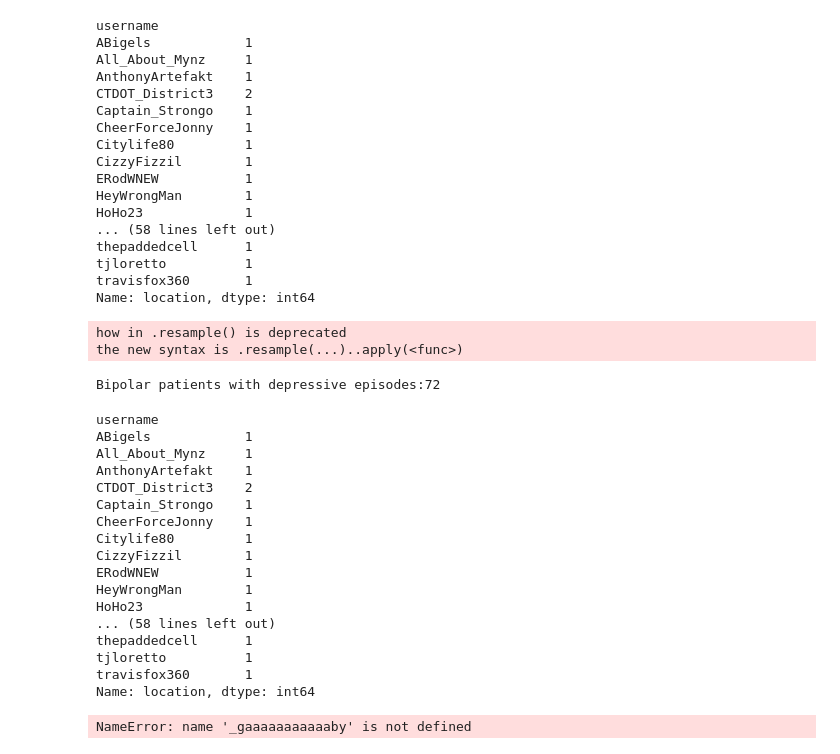
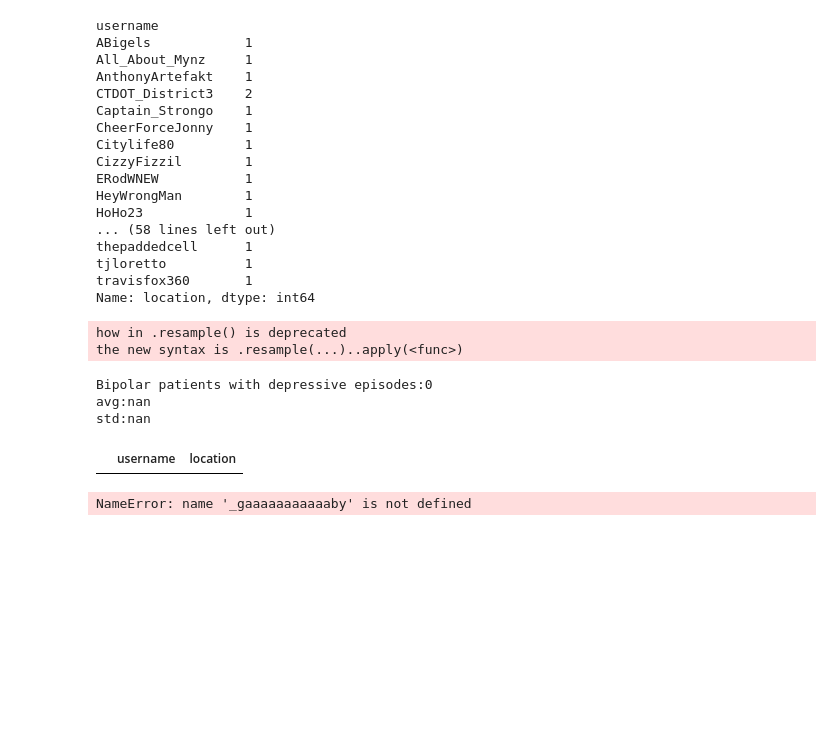
Before and after one commit to nweat/mental-health-research, a Jupyter notebook: patient_tweet_analysis/jupyter_stats/normal_user_feature_labelling.ipynb, the cells around one changed output. Saved outputs shown, nothing was run; the diff lists cells and outputs as text; code cells hidden in the pictures; blank space fills up the shorter version.

```diff
--- a/patient_tweet_analysis/jupyter_stats/normal_user_feature_labelling.ipynb
+++ b/patient_tweet_analysis/jupyter_stats/normal_user_feature_labelling.ipynb
@@ -946,7 +946,7 @@ fig9, axs9 = plt.subplots(1,2,figsize=(15, 5))
 bipolar_emotions = keywordLabelled[['username','activation-pleasant','activation-unpleasant',
                  'deactivation-unpleasant','deactivation-pleasant']]
 
-features_to_explore = keywordLabelled[['username','location','tweetCreated','activation-pleasant','activation-unpleasant',
+features_to_explore = keywordLabelled[['username','location','tweetLat','tweetLong','tweetCreated','activation-pleasant','activation-unpleasant',
                  'deactivation-unpleasant','deactivation-pleasant','positive','negative','neutral','suicide-words',
                                       'depressive-symptoms', 'alcohol-abuse-words', 'hyper-active-symptoms',
                                       'religious-inspirations','medication-mentions','awareness-hashtags']]
@@ -1508,59 +1508,64 @@ tjloretto          1
 travisfox360       1
 Name: location, dtype: int64
 # %%
-#SPATIAL ANALYSIS of DEPRESSIVE MOOD WITH RESPECT TO TIME
+#SPATIAL ANALYSIS of DEPRESSIVE MOOD USIND SENTIMENT AND EMOTION WITH RESPECT TO TIME
 #group by location and time
 # set threshold
 #for every user's locations, group time periods and check for threshold
+
 
 feature = 'negative'
 threshold = 10
 action = 'sum'
 
-explore_episodes = features_to_explore[['username','tweetCreated','location','negative','positive','suicide-words',
-                                      'depressive-symptoms','medication-mentions','awareness-hashtags']]
+#feature = 'deactivation-unpleasant'
+#threshold = .3
+#action = 'mean'
+
+explore_episodes = features_to_explore[['username','tweetCreated','location','tweetLat','tweetLong','negative','positive','suicide-words',
+                                      'depressive-symptoms','medication-mentions','awareness-hashtags','deactivation-unpleasant']]
 
 explore_episodes = explore_episodes.set_index('tweetCreated')# reset_index
 explore_episodes.index = pd.to_datetime(explore_episodes.index)
-explore_episodes = explore_episodes.groupby(['username','location']).apply(
-    lambda explore_episodes: explore_episodes.resample('2W', how={feature:action}))
+explore_episodes = explore_episodes.groupby(['username','tweetLat','tweetLong','location']).apply(
+    lambda explore_episodes: explore_episodes.resample('2W', how={feature:action,'suicide-words':'sum'}))
 explore_episodes = explore_episodes.reset_index()
 
 #define depressive episode as having atleast 5 negative tweets and 1 depressive symptom mention within a period of 2 weeks
 
+explore_depressive_episodes = explore_episodes.loc[(explore_episodes[feature] > threshold) & (explore_episodes['suicide-words'] > 1)]# & (explore_episodes['awareness-hashtags'] > 1)
 
-explore_depressive_episodes = explore_episodes.loc[(explore_episodes[feature] > threshold)]# & (explore_episodes['awareness-hashtags'] > 1)
-#explore_depressive_episodes.head(5)
+# DO users have over 2 locations with negative tweets?
+"""
+explore_depressive_episodess = explore_depressive_episodes.groupby('username').location.nunique()   #groupby(['username','location']).count()
+explore_depressive_episodess = explore_depressive_episodess.reset_index()
+explore_depressive_episodess = explore_depressive_episodess.loc[(explore_depressive_episodess['location'] > 2)]
+print 'Bipolar patients with depressive episodes:' + str(len(explore_depressive_episodess))
+explore_depressive_episodes
+"""
 
-#print 'Number of bipolar patients:' + str(len(explore_episodes.groupby('username')))
-explore_depressive_episodes = explore_depressive_episodes.groupby('username').location.nunique()   #groupby(['username','location']).count()
-#print 'Bipolar patients with depressive episodes:' + str(len(explore_depressive_episodes))
-print 'Bipolar patients with depressive episodes:' + str(len(explore_depressive_episodes))
-explore_depressive_episodes#[explore_depressive_episodes['username'] == '50ShadesOfThisD']
+# Do users have locations where there are over 2 depressive episodes? for each user count locations or episodes with over 2 depressive episodes
+explore_depressive_episodess2 = explore_depressive_episodes.groupby('username')['location'].count()
+explore_depressive_episodess2 = explore_depressive_episodess2.reset_index()
+explore_depressive_episodess2 = explore_depressive_episodess2.loc[(explore_depressive_episodess2['location'] > 2)]
+print 'Bipolar patients with depressive episodes:' + str(len(explore_depressive_episodess2))
+print 'avg:' + str(explore_depressive_episodess2['location'].mean())
+print 'std:' + str(explore_depressive_episodess2['location'].std())
+explore_depressive_episodess2
 
 # for each user, find locations where there were 2 week periods with high negative
 # how many locations have had 2 week periods with over 5 negative tweets? Do locations change?
+
+# TO ANSWER
+# DO users have over 2 locations with negative tweets?
+# Do users have locations where there are over 2 depressive episodes?
 # %% [output]
 how in .resample() is deprecated
 the new syntax is .resample(...)..apply(<func>)
-Bipolar patients with depressive episodes:72
+Bipolar patients with depressive episodes:0
+avg:nan
+std:nan
-username
-ABigels            1
-All_About_Mynz     1
-AnthonyArtefakt    1
-CTDOT_District3    2
-Captain_Strongo    1
-CheerForceJonny    1
-Citylife80         1
-CizzyFizzil        1
-ERodWNEW           1
-HeyWrongMan        1
-HoHo23             1
-... (58 lines left out)
-thepaddedcell      1
-tjloretto          1
-travisfox360       1
-Name: location, dtype: int64
+|  | username | location |
 # %%
 rcParams['figure.figsize'] = 11, 9
 
```
Also changed, not shown: 1 other file.
